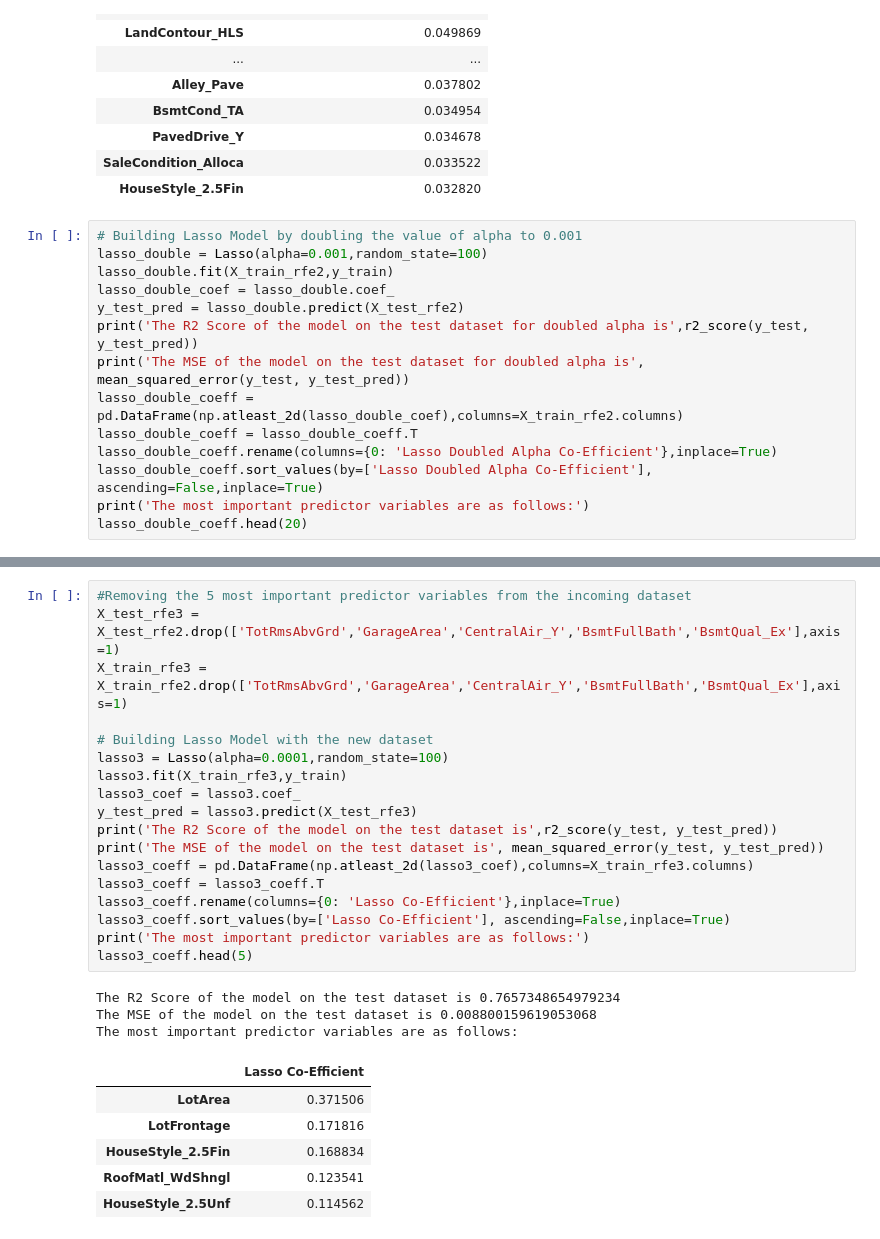
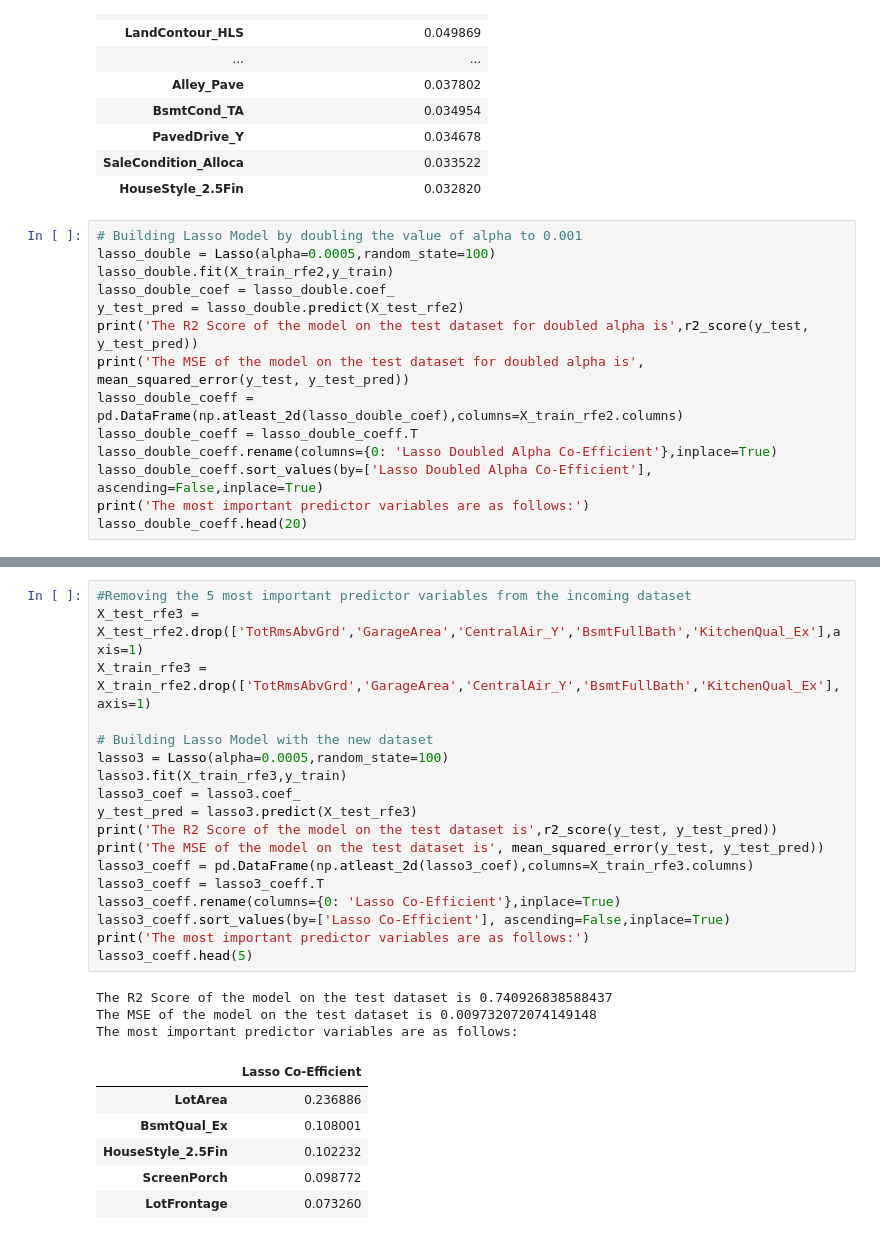
Before and after one commit to AmitBytesSage/HousingPricePrediction, a Jupyter notebook: HOUSE PRICE PREDICTION ASSIGNMENT.ipynb, the cells around one changed output, grey strips where cells are left out. Drawn from its saved outputs; the diff is of its cells as text.

```diff
--- a/HOUSE PRICE PREDICTION ASSIGNMENT.ipynb
+++ b/HOUSE PRICE PREDICTION ASSIGNMENT.ipynb
@@ -696,7 +696,7 @@ The most important predictor variables are as follows:
 | HouseStyle_2.5Fin | 0.032820 |
 # %%
 # Building Lasso Model by doubling the value of alpha to 0.001
-lasso_double = Lasso(alpha=0.001,random_state=100)
+lasso_double = Lasso(alpha=0.0005,random_state=100)
 lasso_double.fit(X_train_rfe2,y_train)
 lasso_double_coef = lasso_double.coef_
 y_test_pred = lasso_double.predict(X_test_rfe2)
@@ -732,28 +732,28 @@ The most important predictor variables are as follows:
 # %%
 #Removing the 5 most important predictor variables from the incoming dataset
-X_test_rfe3 = X_test_rfe2.drop(['TotRmsAbvGrd','GarageArea','CentralAir_Y','BsmtFullBath','BsmtQual_Ex'],axis=1)
-X_train_rfe3 = X_train_rfe2.drop(['TotRmsAbvGrd','GarageArea','CentralAir_Y','BsmtFullBath','BsmtQual_Ex'],axis=1)
+X_test_rfe3 = X_test_rfe2.drop(['TotRmsAbvGrd','GarageArea','CentralAir_Y','BsmtFullBath','KitchenQual_Ex'],axis=1)
+X_train_rfe3 = X_train_rfe2.drop(['TotRmsAbvGrd','GarageArea','CentralAir_Y','BsmtFullBath','KitchenQual_Ex'],axis=1)
 
 # Building Lasso Model with the new dataset
-lasso3 = Lasso(alpha=0.0001,random_state=100)
+lasso3 = Lasso(alpha=0.0005,random_state=100)
 lasso3.fit(X_train_rfe3,y_train)
 lasso3_coef = lasso3.coef_
 y_test_pred = lasso3.predict(X_test_rfe3)
 print('The R2 Score of the model on the test dataset is',r2_score(y_test, y_test_pred))
 print('The MSE of the model on the test dataset is', mean_squared_error(y_test, y_test_pred))
 lasso3_coeff = pd.DataFrame(np.atleast_2d(lasso3_coef),columns=X_train_rfe3.columns)
 lasso3_coeff = lasso3_coeff.T
 lasso3_coeff.rename(columns={0: 'Lasso Co-Efficient'},inplace=True)
 lasso3_coeff.sort_values(by=['Lasso Co-Efficient'], ascending=False,inplace=True)
 print('The most important predictor variables are as follows:')
 lasso3_coeff.head(5)
 # %% [output]
-The R2 Score of the model on the test dataset is 0.7657348654979234
-The MSE of the model on the test dataset is 0.008800159619053068
+The R2 Score of the model on the test dataset is 0.740926838588437
+The MSE of the model on the test dataset is 0.009732072074149148
 The most important predictor variables are as follows:
 |  | Lasso Co-Efficient |
-| LotArea | 0.371506 |
-| LotFrontage | 0.171816 |
-| HouseStyle_2.5Fin | 0.168834 |
-| RoofMatl_WdShngl | 0.123541 |
-| HouseStyle_2.5Unf | 0.114562 |
+| LotArea | 0.236886 |
+| BsmtQual_Ex | 0.108001 |
+| HouseStyle_2.5Fin | 0.102232 |
+| ScreenPorch | 0.098772 |
+| LotFrontage | 0.073260 |
```
Also changed, not shown: parts of 3 cells of this notebook.
